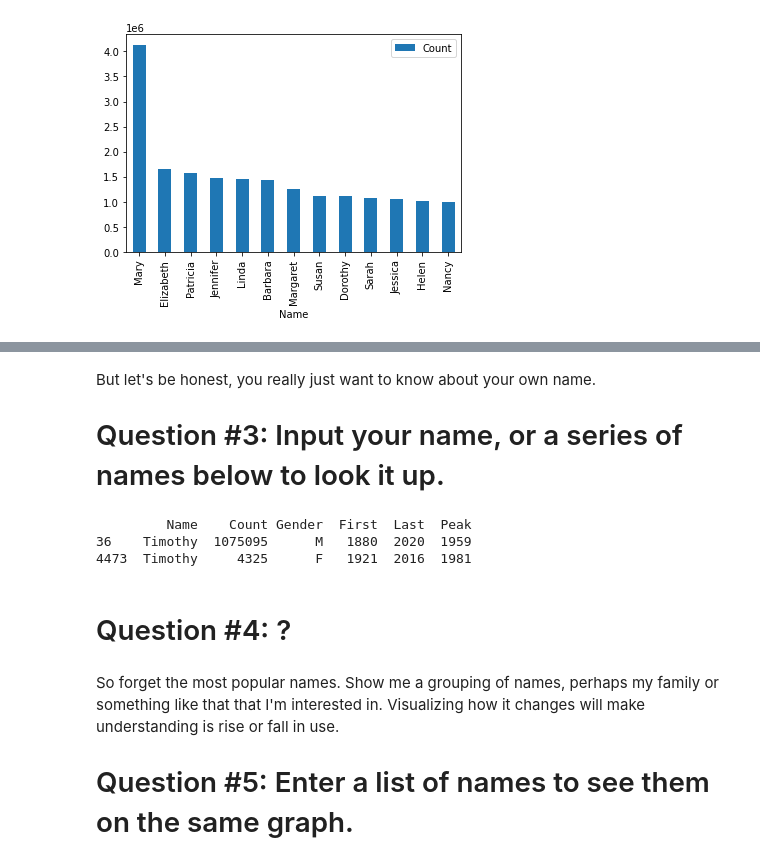
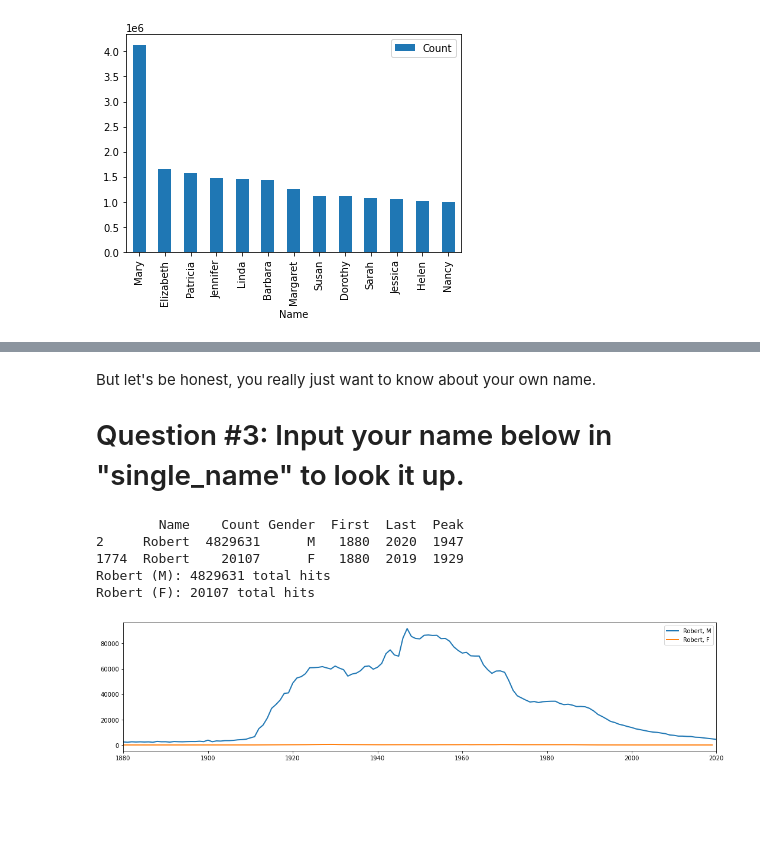
Before and after one commit to timputt/HCI584-Putt-Project-Name-Research, a Jupyter notebook: research_names.ipynb, the cells around one changed output, grey strips where cells are left out. Cells and saved outputs as stored; diff of their text form; code cells hidden in the pictures; blank space fills up the shorter version.

```diff
--- a/research_names.ipynb
+++ b/research_names.ipynb
@@ -147,14 +188,3 @@ See the caveats in the documentation: https://pandas.pydata.org/pandas-docs/stab
 # %% [markdown]
 But let's be honest, you really just want to know about your own name.
-# Question #3: Input your name, or a series of names below to look it up.
+# Question #3: Input your name below in "single_name" to look it up.
-# %%
-enter_name = ["Timothy"]
-
-myname = df_name_stats.query('Name == @enter_name')
-print(myname)
-# %% [output]
-         Name    Count Gender  First  Last  Peak
-36    Timothy  1075095      M   1880  2020  1959
-4473  Timothy     4325      F   1921  2016  1981
-# %% [markdown]
-# Question #4:   ? #
@@ -163,4 +191,41 @@ print(myname)
-# %% [markdown]
-So forget the most popular names. Show me a grouping of names, perhaps my family or something like that that I'm interested in. Visualizing how it changes will make understanding is rise or fall in use.
-
-# Question #5: Enter a list of names to see them on the same graph. #
+# %%
+single_name = "Robert"
+
+enter_name = [[single_name,"M"],[single_name,"F"]]
+
+myname = df_name_stats.query('Name == @enter_name[0]')
+print(myname)
+
+plt. figure(figsize=(18, 4)) # set up aspect
+
+
+for nd in enter_name:
+    name = nd[0]
+    gender = nd[1]
+
+
+    dfn = df.query('Name == @name and Gender==@gender')
+    total = dfn["Count"].sum()
+
+    print(f"{name} ({gender}): {total} total hits")
+
+    plt.plot( 'Year', 'Count', data=dfn,
+            linewidth=2,
+            label= name + ", " + gender)
+
+
+# show legend
+plt.legend()
+plt.xlim(1880, 2020) #
+
+#plt.yscale('log') #make sense for some presentations
+
+# show graph
+plt.show()
+# %% [output]
+        Name    Count Gender  First  Last  Peak
+2     Robert  4829631      M   1880  2020  1947
+1774  Robert    20107      F   1880  2019  1929
+Robert (M): 4829631 total hits
+Robert (F): 20107 total hits
+[figure, added]
```
Also changed, not shown: parts of 13 cells of this notebook, 2 other files.
